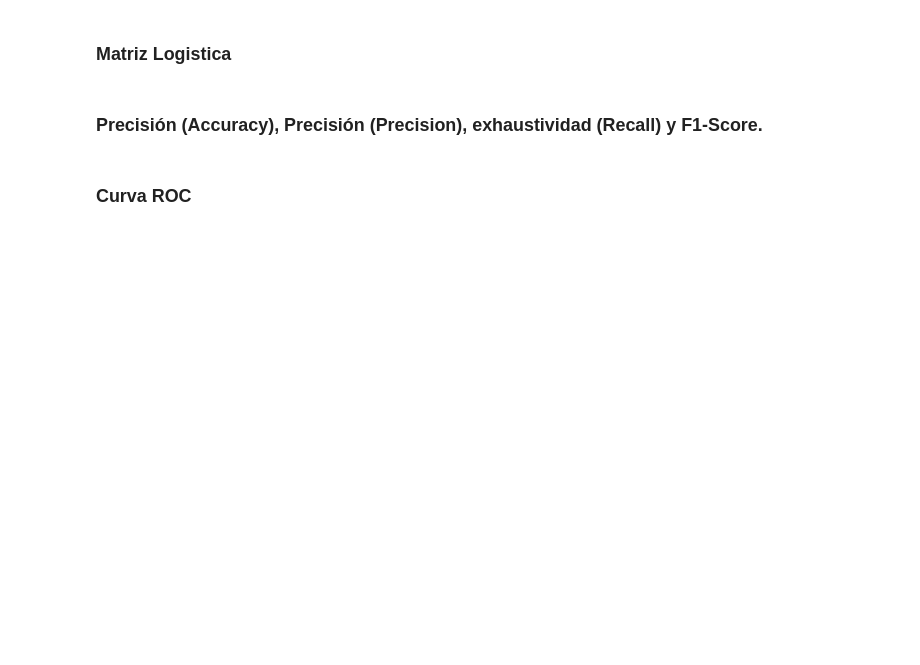
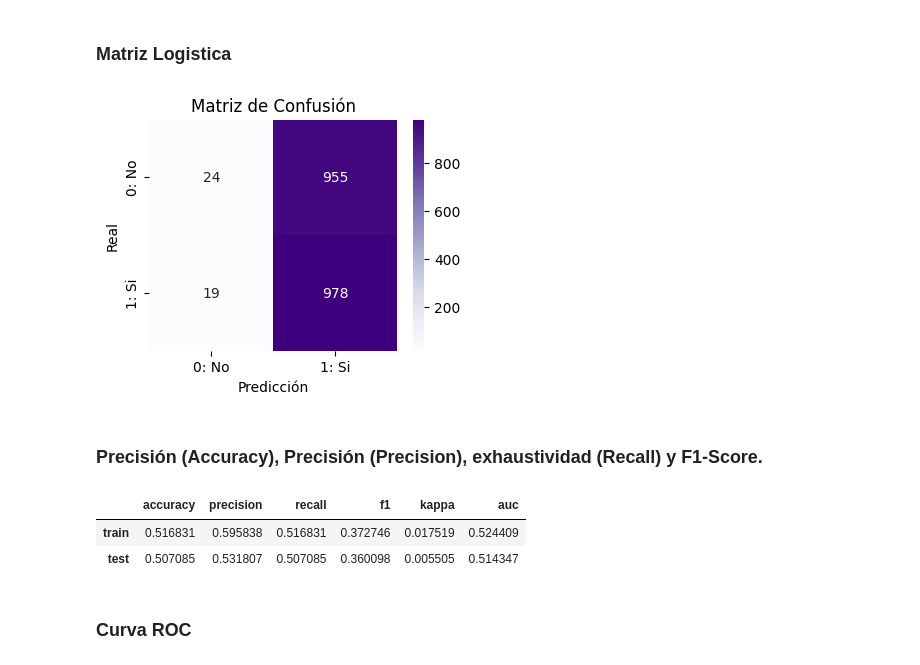
Before and after one commit to apelsito/modulo8-leccion10-ajuste-compracion-modelos, a Jupyter notebook: jupyter/modulo8-leccion10-ajuste-compracion-modelos.ipynb, the cells around one changed output. Saved outputs shown, nothing was run; the diff lists cells and outputs as text; code cells hidden in the pictures; blank space fills up the shorter version.

```diff
--- a/jupyter/modulo8-leccion10-ajuste-compracion-modelos.ipynb
+++ b/jupyter/modulo8-leccion10-ajuste-compracion-modelos.ipynb
@@ -130,2 +149,8 @@ logistica.ajustar_modelo("logistic_regression",param_grid = params_logistic,ruta
 # %% [markdown]
 # Decision Tree
+# %%
+# instanciamos la clase de regresión logistica
+decision_tree = sal.AnalisisModelosClasificacion(dataframe = df, variable_dependiente = "is_fraudulent",train_size=0.8)
+
+# llamamos a la función para ajustar el modelo
+decision_tree.ajustar_modelo("tree",ruta_guardar_modelo="../datos/modelos-encoders/",nombre_modelo_guardar="decision_tree_model.pkl")
@@ -132,13 +168,19 @@ logistica.ajustar_modelo("logistic_regression",param_grid = params_logistic,ruta
 # %% [markdown]
 ### Matriz Logistica
 # %%
-logistica.plot_matriz_confusion("logistic_regression",invertir=False,labels=True,label0="No",label1="Si")
+decision_tree.plot_matriz_confusion("tree",invertir=False,labels=True,label0="No",label1="Si")
+# %% [output]
+[figure, added]
 # %% [markdown]
 ### Precisión (Accuracy), Precisión (Precision), exhaustividad (Recall) y F1-Score.
 # %%
 # llamamos al metodo para obtener los resultaods de las predicciones
-df_resultados = logistica.calcular_metricas(modelo_nombre =  "logistic_regression")
+df_resultados = decision_tree.calcular_metricas(modelo_nombre =  "tree")
 df_resultados.T
+# %% [output]
+|  | accuracy | precision | recall | f1 | kappa | auc |
+| train | 0.516831 | 0.595838 | 0.516831 | 0.372746 | 0.017519 | 0.524409 |
+| test | 0.507085 | 0.531807 | 0.507085 | 0.360098 | 0.005505 | 0.514347 |
 # %% [markdown]
 ### Curva ROC
 # %%
```
Also changed, not shown: parts of 29 cells of this notebook, 4 other files.
